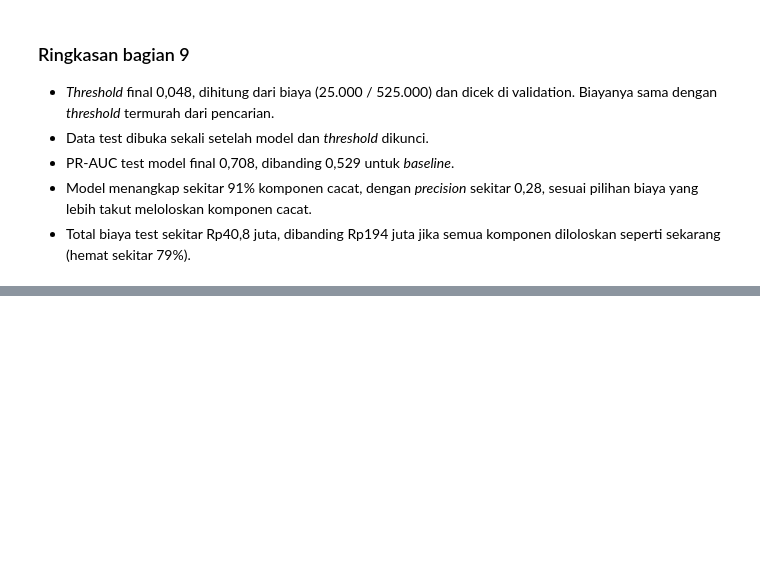
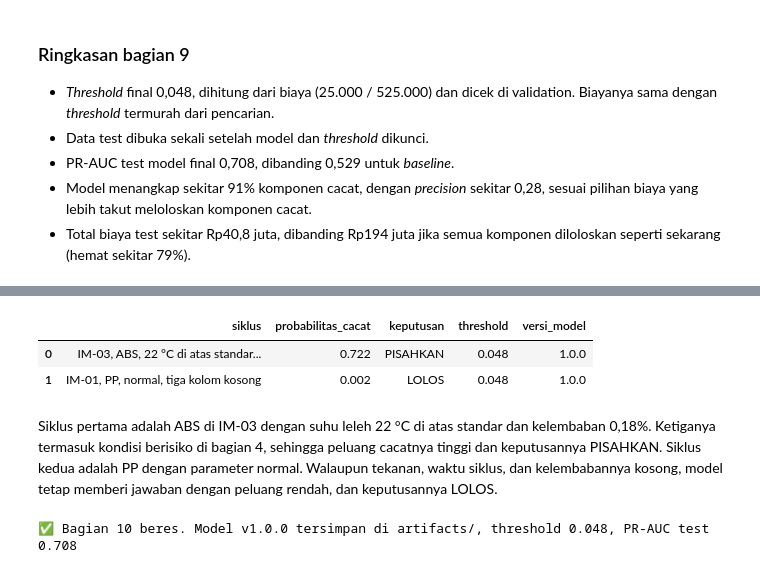
Before and after one commit to FarahAuliaKirana/qc-injection-molding, a Jupyter notebook: notebooks/qc_injection_molding.ipynb, the cells around one changed output, grey strips where cells are left out. Saved outputs shown, nothing was run; the diff lists cells and outputs as text; code cells hidden in the pictures; blank space fills up the shorter version.

Commit message:
Notebook bagian 10: simpan model final v1.0.0 ke artifacts

```diff
--- a/notebooks/qc_injection_molding.ipynb
+++ b/notebooks/qc_injection_molding.ipynb
@@ -2206,0 +2272,45 @@ print(f"✅ Bagian 9 beres. Threshold {threshold_final}, PR-AUC test {pr_auc_tes
+# %%
+model_dari_file = joblib.load(ROOT / "artifacts" / "model.joblib")
+meta_dari_file = json.load(open(ROOT / "artifacts" / "metadata.json", encoding="utf-8"))
+
+siklus = pd.DataFrame([
+    {"mesin": "IM-03", "bahan": "ABS", "suhu_leleh_C": 262.0, "suhu_cetakan_C": 61.5, "tekanan_injeksi_bar": 905,
+     "kecepatan_injeksi_mm_s": 80.2, "waktu_pendinginan_s": 17.5, "waktu_siklus_s": 31.0, "kelembaban_bahan_pct": 0.18},
+    {"mesin": "IM-01", "bahan": "PP", "suhu_leleh_C": 231.0, "suhu_cetakan_C": 40.5, "tekanan_injeksi_bar": None,
+     "kecepatan_injeksi_mm_s": 79.0, "waktu_pendinginan_s": 18.0, "waktu_siklus_s": None, "kelembaban_bahan_pct": None},
+])[meta_dari_file["fitur_masukan"]]
+
+peluang = model_dari_file.predict_proba(siklus)[:, 1]
+pd.DataFrame({
+    "siklus": ["IM-03, ABS, 22 °C di atas standar, kelembaban 0,18%", "IM-01, PP, normal, tiga kolom kosong"],
+    "probabilitas_cacat": peluang.round(3),
+    "keputusan": np.where(peluang >= meta_dari_file["threshold"], "PISAHKAN", "LOLOS"),
+    "threshold": meta_dari_file["threshold"],
+    "versi_model": meta_dari_file["versi_model"],
+})
+# %% [output]
+|  | siklus | probabilitas_cacat | keputusan | threshold | versi_model |
+| 0 | IM-03, ABS, 22 °C di atas standar... | 0.722 | PISAHKAN | 0.048 | 1.0.0 |
+| 1 | IM-01, PP, normal, tiga kolom kosong | 0.002 | LOLOS | 0.048 | 1.0.0 |
+# %% [markdown]
+Siklus pertama adalah ABS di IM-03 dengan suhu leleh 22 °C di atas standar dan kelembaban 0,18%. Ketiganya termasuk
+kondisi berisiko di bagian 4, sehingga peluang cacatnya tinggi dan keputusannya PISAHKAN. Siklus kedua adalah PP dengan
+parameter normal. Walaupun tekanan, waktu siklus, dan kelembabannya kosong, model tetap memberi jawaban dengan peluang
+rendah, dan keputusannya LOLOS.
+# %%
+# ✅ Cek 10: file bisa dimuat ulang, hasilnya sama dengan model di memori, dan metadata lengkap
+assert np.allclose(model_dari_file.predict_proba(X_test)[:, 1], proba_test_final), "Model dari file memberi hasil berbeda."
+assert meta_dari_file["versi_model"] == "1.0.0", "Versi model final harus 1.0.0."
+assert meta_dari_file["threshold"] == threshold_final, "threshold di metadata harus hasil bagian 9."
+assert meta_dari_file["fitur_masukan"] == FITUR_MASUKAN, "fitur_masukan di metadata harus 9 kolom dengan urutan yang sama."
+
+kunci_wajib = ["versi_model", "tanggal_latih", "nama_model", "fitur_masukan", "kolom_opsional", "kategori",
+               "rentang_data_latih", "threshold", "alasan_threshold", "biaya", "metrik", "versi_library"]
+assert set(kunci_wajib).issubset(meta_dari_file), "Ada kunci wajib yang hilang dari metadata.json."
+assert meta_dari_file["metrik"]["pr_auc_test"] is not None, "Metrik test harus terisi."
+assert meta_dari_file["versi_library"]["python"].startswith("3.12"), "Model harus dilatih dengan Python 3.12."
+assert peluang[0] > meta_dari_file["threshold"] > peluang[1], "Siklus berisiko harus PISAHKAN, siklus normal harus LOLOS."
+print(f"✅ Bagian 10 beres. Model v{meta_dari_file['versi_model']} tersimpan di artifacts/, "
+      f"threshold {meta_dari_file['threshold']}, PR-AUC test {meta_dari_file['metrik']['pr_auc_test']}")
+# %% [output]
+✅ Bagian 10 beres. Model v1.0.0 tersimpan di artifacts/, threshold 0.048, PR-AUC test 0.708
```
Also changed, not shown: parts of 4 cells of this notebook, 4 other files.
